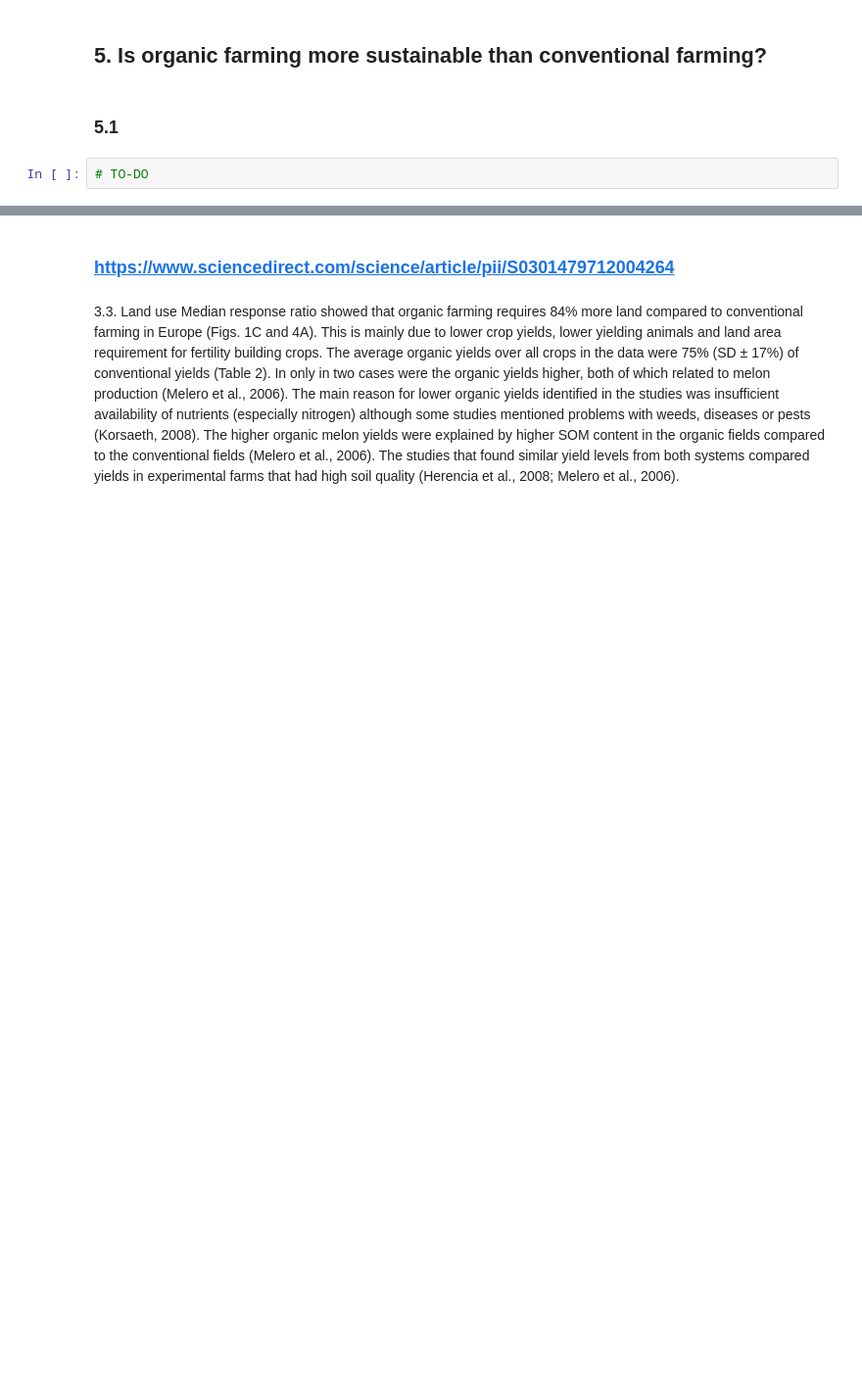
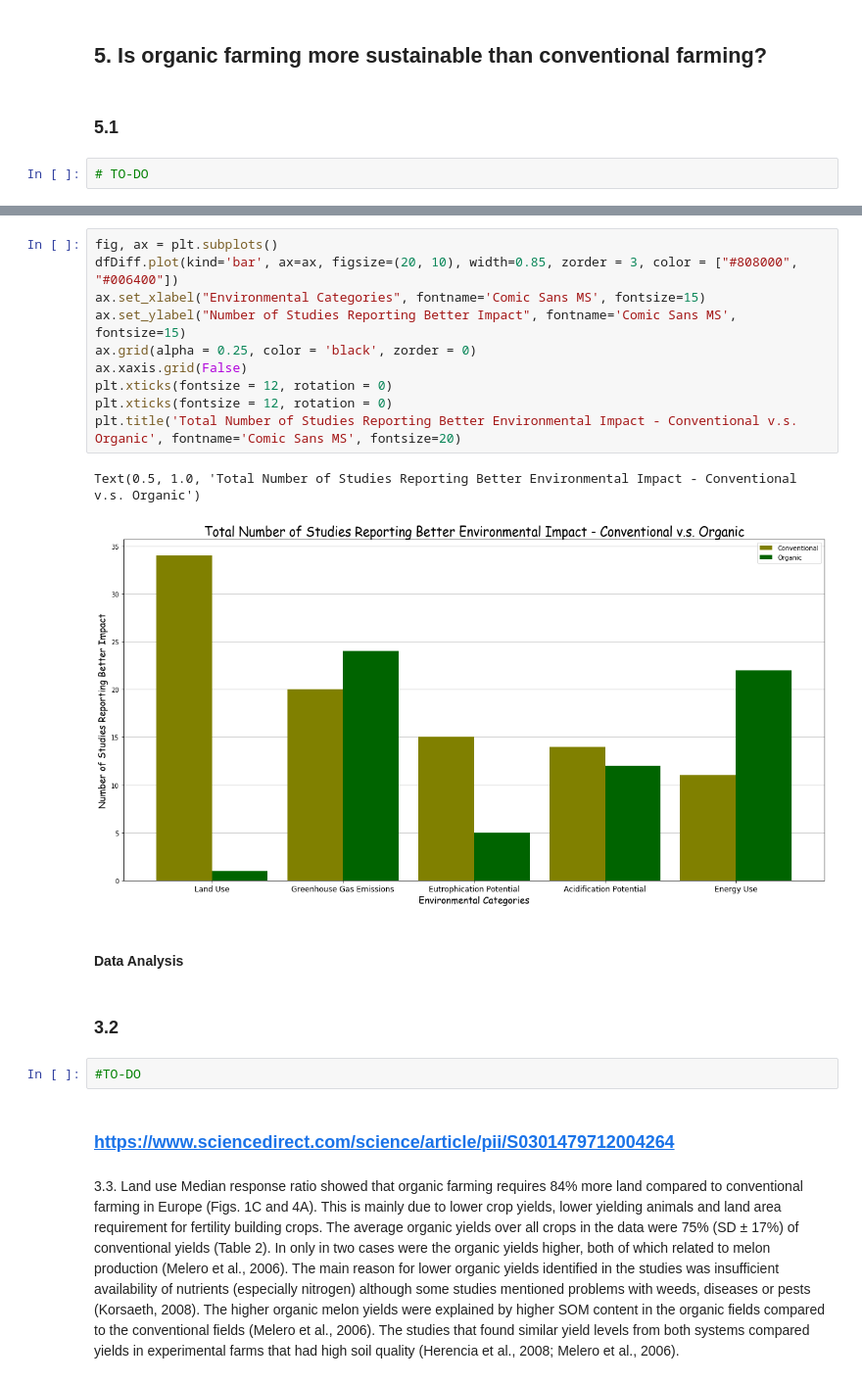
Before and after one commit to alswilli/CMPS-184-Final-Project, a Jupyter notebook: Is Organic Food worth it.ipynb, the cells around one changed output, grey strips where cells are left out. Shown at 98% size. Drawn from its saved outputs; the diff is of its cells as text; blank space fills up the shorter version.

```diff
--- a/Is Organic Food worth it.ipynb
+++ b/Is Organic Food worth it.ipynb
@@ -1490,3 +1743,22 @@ Finishing off with graph number 3,
+# %%
+fig, ax = plt.subplots()
+dfDiff.plot(kind='bar', ax=ax, figsize=(20, 10), width=0.85, zorder = 3, color = ["#808000", "#006400"])
+ax.set_xlabel("Environmental Categories", fontname='Comic Sans MS', fontsize=15)
+ax.set_ylabel("Number of Studies Reporting Better Impact", fontname='Comic Sans MS', fontsize=15)
+ax.grid(alpha = 0.25, color = 'black', zorder = 0)
+ax.xaxis.grid(False)
+plt.xticks(fontsize = 12, rotation = 0)
+plt.xticks(fontsize = 12, rotation = 0)
+plt.title('Total Number of Studies Reporting Better Environmental Impact - Conventional v.s. Organic', fontname='Comic Sans MS', fontsize=20)
+# %% [output]
+Text(0.5, 1.0, 'Total Number of Studies Reporting Better Environmental Impact - Conventional v.s. Organic')
+[figure, added]
+# %% [markdown]
+#### Data Analysis
+# %% [markdown]
+### 3.2
+# %%
+#TO-DO
 # %% [markdown]
 ### https://www.sciencedirect.com/science/article/pii/S0301479712004264
 # %% [markdown]
```
Also changed, not shown: parts of 12 cells of this notebook.
